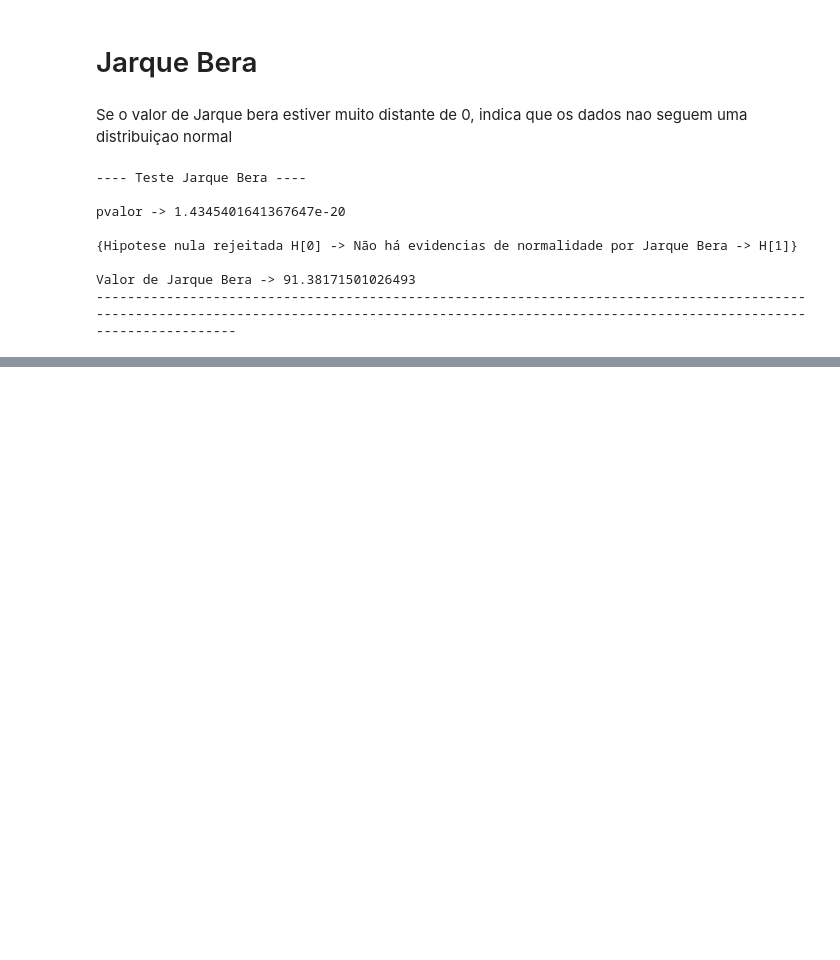
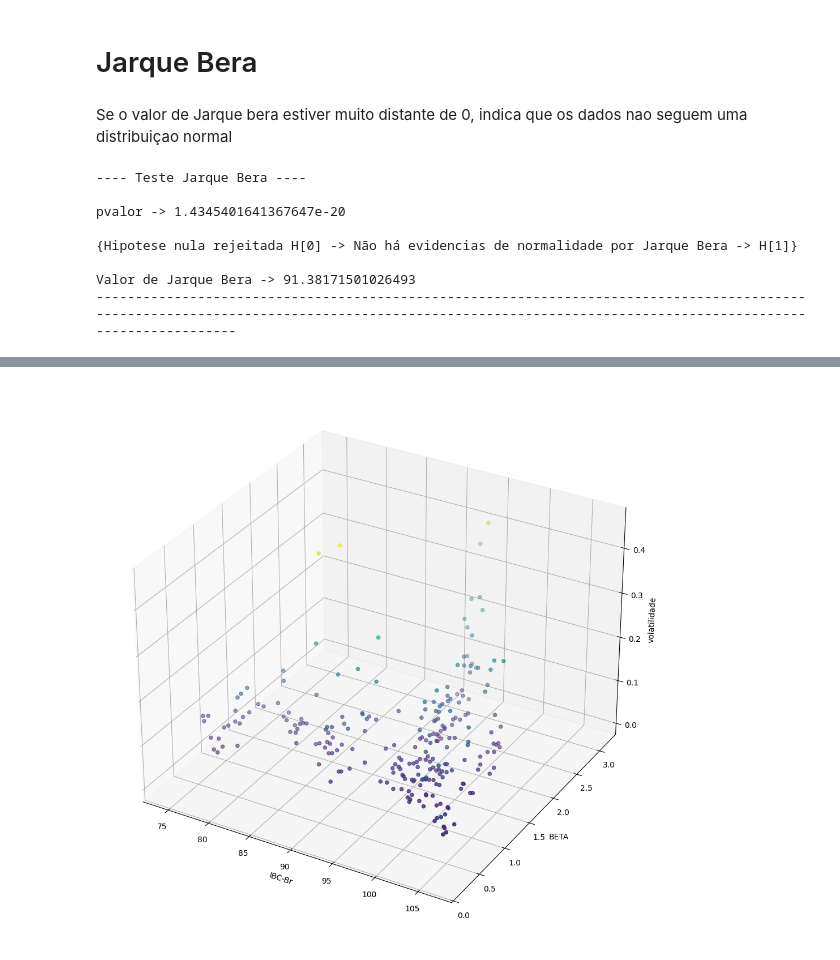
Before and after one commit to WesleySouza13/oil-price-shock-analysis, a Jupyter notebook: notebooks/02_modeling.ipynb, the cells around one changed output, grey strips where cells are left out. Drawn from its saved outputs; the diff is of its cells as text; code cells hidden in the pictures; blank space fills up the shorter version.

```diff
--- a/notebooks/02_modeling.ipynb
+++ b/notebooks/02_modeling.ipynb
@@ -480,0 +531,11 @@ Valor de Jarque Bera -> 91.38171501026493
+# %%
+fig = plt.figure(figsize=(10,10))
+ax = fig.add_subplot(111, projection='3d')
+ax.scatter(X_train['IBC-Br'].values, X_train['BETA'].values, y_train.values, cmap='viridis', c=y_train.values)
+ax.set_xlabel('IBC-Br')
+ax.set_ylabel('BETA')
+ax.set_zlabel('volatilidade')
+fig.tight_layout()
+fig.show()
+# %% [output]
+[figure, added]
```
Also changed, not shown: parts of 17 cells of this notebook, 1 other file.
